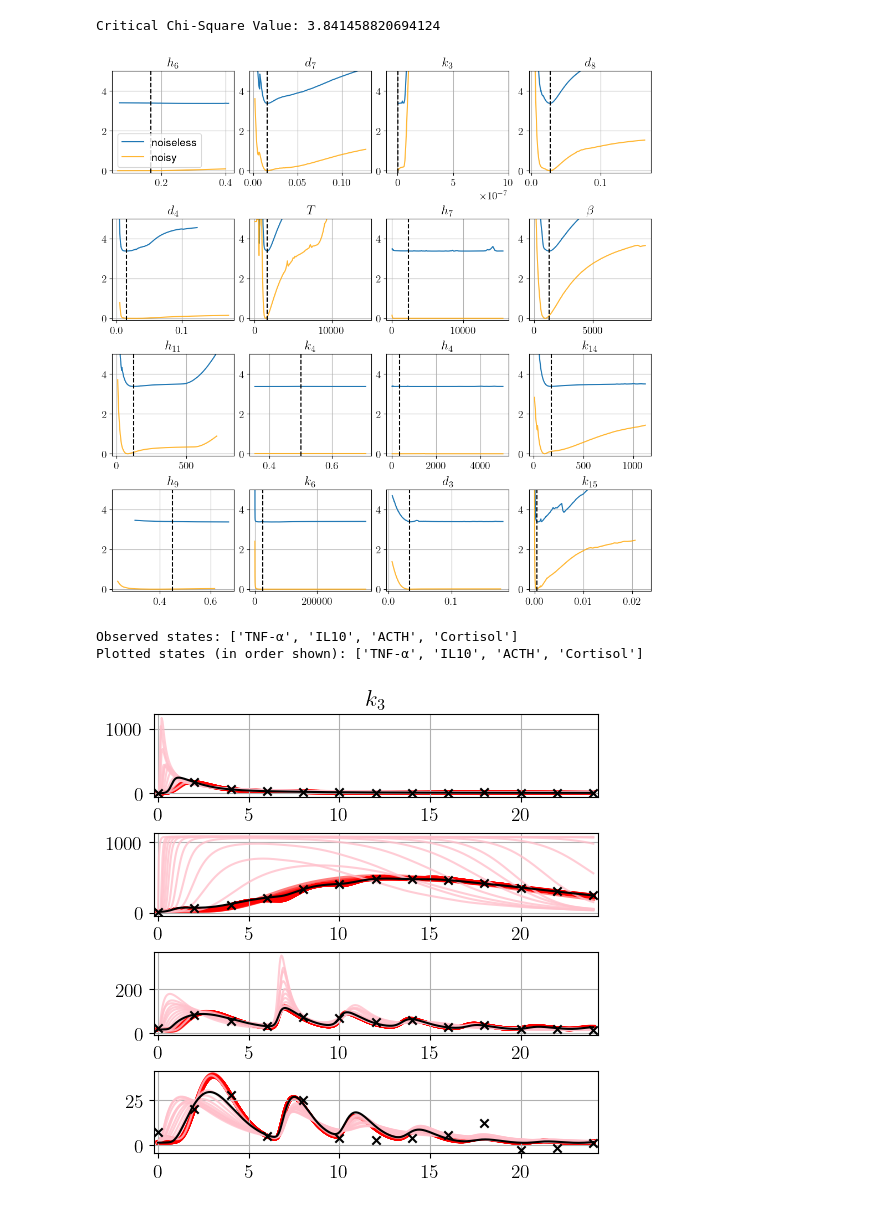
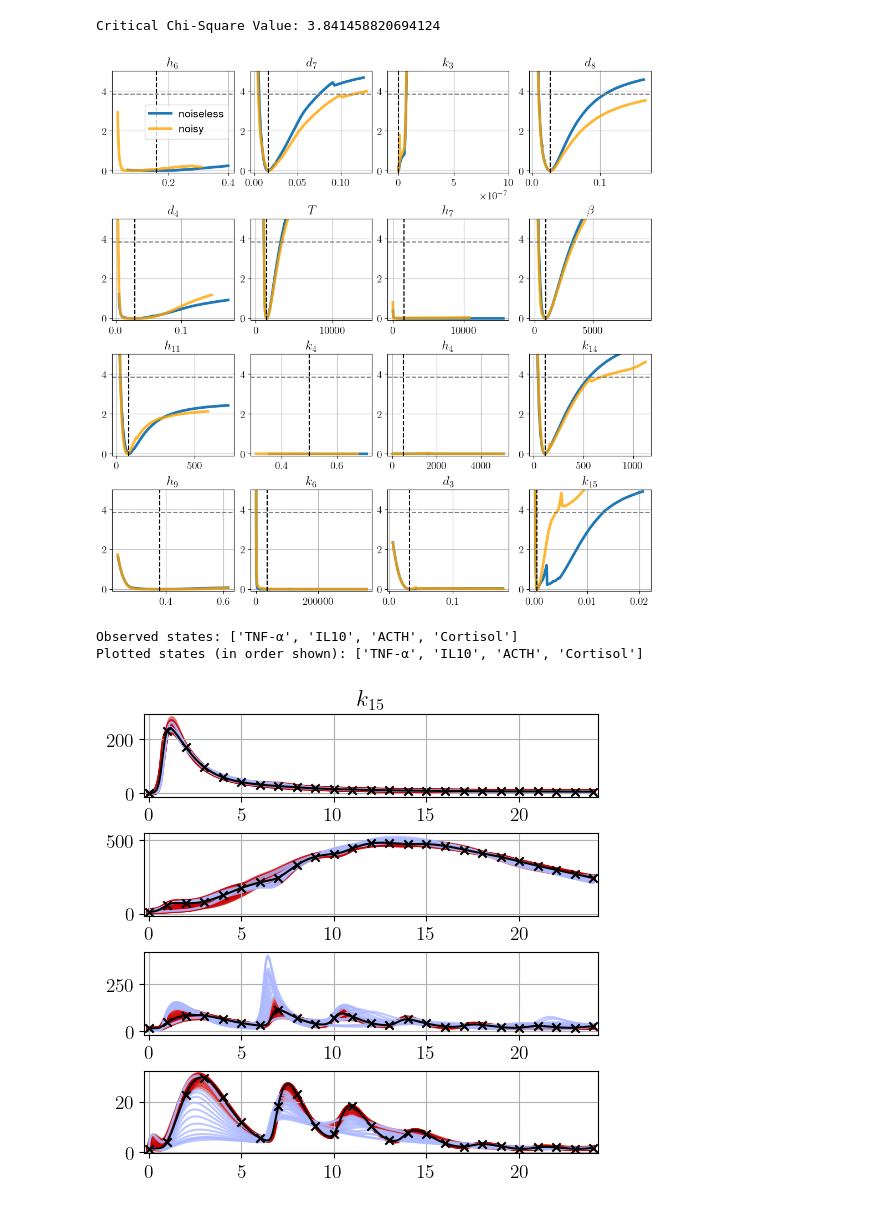
Before and after one commit to aayres22/ITIS_Analysis, a Jupyter notebook: PL_unpack.ipynb, the cells around one changed output. Drawn from its saved outputs; the diff is of its cells as text; code cells hidden in the pictures.

Commit message:
Regenerated PL curves, added combined figures

```diff
--- a/PL_unpack.ipynb
+++ b/PL_unpack.ipynb
@@ -40,11 +40,11 @@ stateTitles = ['Endotoxin', 'Phagocytes', 'TGF-\u03b2','TNF-\u03B1','IL10','CRH'
 D = '3'         # '1' for ACTH + Cort,
                 # '2' for ACTH + Cort + TNF-a
                 # '3' for ACTH + Cort + TNF-a + IL10
-dpoints = '2'   # '1' for 25, '2' for 13
+dpoints = '1'   # '1' for 25, '2' for 13
 
-N = 'noisy'   #'noisy' or 'nonoise'. Not perfect, some paths may need to be tweaked.
+N = 'nonoise'   #'noisy' or 'nonoise'. Not perfect, some paths may need to be tweaked.
 
-partitle = 'k3' #Will err if parameter is not in param_ids. Should match title in param_titles (so alpha would be '\u03B1')
+partitle = 'k15' #Will err if parameter is not in param_ids. Should match title in param_titles (so alpha would be '\u03B1')
 
 if D == '1':
     output_ids = [6,7]
@@ -144,45 +144,46 @@ for i in range(4):
         axs[i,k].set_ylim(-0.1,5)
         if param_titles[param_ids1[i*4+k]] == 'k3':
             axs[i,k].set_xlim(left = -1e-7, right = 1e-6)
-        # if i*4 + k == 9:
-        #     with open('PL_results_V3\\PL_alpha_' + D + dpoints + 'noisy.pkl', 'rb') as f:
-        #         a_results = pickle.load(f)
-        #
-        #     a_param_ids = a_results['param_ids']
-        #     a_t_data = a_results['t_data']
-        #     a_y_data = a_results['y_data']
-        #     a_true_sol = a_results['true_sol']
-        #     a_J_save = a_results['J_save'].copy()
-        #     a_par_save = a_results['par_save'].copy()
-        #     a_param_global_all = a_results['param_global_all']
-        #
-        #     axs[i, k].plot(np.exp(a_par_save[i*4 + k, i*4 +k,:]),a_J_save[i*4 +k,:] - min(a_J_save[i*4+k,:]), label = "noisy", color = 'orange')
-        #     axs[i, k].plot(np.exp(par_save1[i*4 + k, i*4 +k,:]),J_save1[i*4 + k,:], label = "noiseless")
-        #     #axs[i, k].axhline(y=critical_value+np.min(a_J_save[i*4 +k,:]), color='orange', linestyle='--')
-        #     axs[i, k].axhline(y=critical_value+np.min(J_save1[i*4 + k,:]), linestyle='--', color = 'gray')
-        #     axs[i,k].set_title(param_titles_latex[param_ids1[i*4 + k]])
-        #     axs[i,k].axvline(x = np.exp(param_global_all1[i*4+k]), linestyle='--', color = 'k')
-        # else:
-        axs[i, k].plot(np.exp(par_save1[i*4 + k, i*4 +k,:]),J_save1[i*4 + k,:], label = "noiseless")
-        axs[i, k].plot(np.exp(par_save2[i*4 + k, i*4 +k,:]),J_save2[i*4 + k,:] - min(J_save2[i*4+k,:]), label = "noisy", color = 'orange', alpha = .8)
-        axs[i, k].axhline(y=critical_value+np.min(J_save1[i*4 + k,:]), linestyle='--', color = 'gray')
-        #axs[i, k].axhline(y=critical_value+np.min(J_save2[i*4 + k,:]), color='orange', linestyle='--')
-        axs[i,k].set_title(param_titles_latex[param_ids1[i*4 + k]])
-        axs[i,k].axvline(x = np.exp(param_global_all1[i*4 + k]), linestyle='--', color = 'k')
-        axs[i,k].grid(zorder=.5)
+        if D == '1' and dpoints == '2' and i*4 + k == 9:
+            with open('PL_results_V3\\PL_alpha_' + D + dpoints + 'noisy.pkl', 'rb') as f:
+                a_results = pickle.load(f)
+
+            a_param_ids = a_results['param_ids']
+            a_t_data = a_results['t_data']
+            a_y_data = a_results['y_data']
+            a_true_sol = a_results['true_sol']
+            a_J_save = a_results['J_save'].copy()
+            a_par_save = a_results['par_save'].copy()
+            a_param_global_all = a_results['param_global_all']
+
+            axs[i, k].plot(np.exp(a_par_save[i*4 + k, i*4 +k,:]),a_J_save[i*4 +k,:] - min(a_J_save[i*4+k,:]), label = "noisy", color = 'orange', lw = 3.5)
+            axs[i, k].plot(np.exp(par_save1[i*4 + k, i*4 +k,:]),J_save1[i*4 + k,:], label = "noiseless", lw = 3.5)
+            #axs[i, k].axhline(y=critical_value+np.min(a_J_save[i*4 +k,:]), color='orange', linestyle='--')
+            axs[i, k].axhline(y=critical_value+np.min(J_save1[i*4 + k,:]), linestyle='--', color = 'gray')
+            axs[i,k].set_title(param_titles_latex[param_ids1[i*4 + k]])
+            axs[i,k].axvline(x = np.exp(param_global_all1[i*4+k]), linestyle='--', color = 'k')
+            axs[i,k].igrid(zorder = .5)
+        else:
+            axs[i, k].plot(np.exp(par_save1[i*4 + k, i*4 +k,:]),J_save1[i*4 + k,:], label = "noiseless", lw = 3.5)
+            axs[i, k].plot(np.exp(par_save2[i*4 + k, i*4 +k,:]),J_save2[i*4 + k,:] - min(J_save2[i*4+k,:]), label = "noisy", color = 'orange', alpha = .8, lw = 3.5)
+            axs[i, k].axhline(y=critical_value+np.min(J_save1[i*4 + k,:]), linestyle='--', color = 'gray')
+            #axs[i, k].axhline(y=critical_value+np.min(J_save2[i*4 + k,:]), color='orange', linestyle='--')
+            axs[i,k].set_title(param_titles_latex[param_ids1[i*4 + k]])
+            axs[i,k].axvline(x = np.exp(param_global_all1[i*4 + k]), linestyle='--', color = 'k')
+            axs[i,k].grid(zorder=.5)
         #axs[i,k].axvline(x = np.exp(param_global_all2[i*4 + k]), color = 'orange', linestyle = '--')
 # for ax in axs.flat:
 #     ax.set_xticks([])
 #fig.tight_layout()
 axs[0,0].legend()
-#fig.savefig('epsFigs\\PLCurves\\PL_Overlap' + D + dpoints + '.pdf')
+#fig.savefig('epsFigs\\PLCurves\\PL_' + D + dpoints + '.pdf')
 
 ##ADD CI FROM GLOBAL OPT TO THESE RESULTS
 
 output_obs = output_ids.copy()
 # %% [output]
 Critical Chi-Square Value: 3.841458820694124
-[figure, old version]
+[figure, new version]
 # %%
 from matplotlib.lines import Line2D
 print("Observed states:", [stateTitles[i] for i in output_ids])
@@ -213,40 +214,40 @@ for j in range(1):#(len(param_ids1)): ##Can be expanded to run all identifiable
 
             #NEED TO LOOK INTO HOW CIS CALCULATED. VALUES NOT AGREEING RN
             if J_save1[par,i] < critical_value+np.min(J_save1[par,:]):
-                axs[k].plot(t_data,sol[:,k], color = 'red', lw = 3, alpha = .5, zorder = 1)
+                axs[k].plot(t_data,sol[:,k], color = '#cc000080', lw = 3, alpha = .5, zorder = 1)
             # elif param_global_all2[par] - 5*half_width[par] < param_in < param_global_all2[par] + 5*half_width[par]:
             #     axs[k].plot(t_data,sol[:,k], color = 'red', alpha = 0.2)
             else:
-                axs[k].plot(t_data,sol[:,k], color = 'pink', lw = 1.5, zorder = 2, alpha = .8)
+                axs[k].plot(t_data,sol[:,k], color = '#adb9ffbf', lw = 1.5, zorder = 2, alpha = .8)
 
         if obs_bool[k]:
             axs[k].scatter(t_data1,y_data1[:,n_states], marker = 'x', color = 'k', zorder = 3)
             n_states += 1
         opt_sol = ITIS_modelcall(param_global_all1[par],t_data, param_ids1[par],output_ids,param_log,IC)
 
 
         # bound_u = ITIS_modelcall(param_global_all1[par] + half_width[par],t_data, param_ids1[par],output_ids,param_log,IC)
         # axs[k].plot(t_data, bound_l[:,k], color = 'cyan', label = 'Upper bound')
 
         axs[k].plot(t_data,true_sol[:,k], color = 'k', label = 'True Sol', zorder = 3)
 
         # bound_l = ITIS_modelcall(param_global_all1[par] - half_width[par],t_data, param_ids1[par],output_ids,param_log,IC)
         # axs[k].plot(t_data, bound_l[:,k], color = 'blue', label = 'Lower bound')
 
 
 
     # custom_lines = [Line2D([0], [0], color= 'black'),
     #                 Line2D([0], [0], color='red'),
     #                 Line2D([0], [0], color='gold', alpha = .3)]
     #
     # axs[0].legend(custom_lines, ['True', 'In CI', 'Outside CI'])
     axs[0].set_title(param_titles_latex[param_ids1[par]])
     #axs[0].legend()
     #par+=1
 
 plt.savefig('epsFigs\\IndivParam\\' + param_titles[param_ids1[par]] + '_' + D + dpoints + N + '.pdf')
 plt.show()
 # %% [output]
 Observed states: ['TNF-α', 'IL10', 'ACTH', 'Cortisol']
 Plotted states (in order shown): ['TNF-α', 'IL10', 'ACTH', 'Cortisol']
-[figure, old version]
+[figure, new version]
```
Also changed, not shown: 33 other files.
